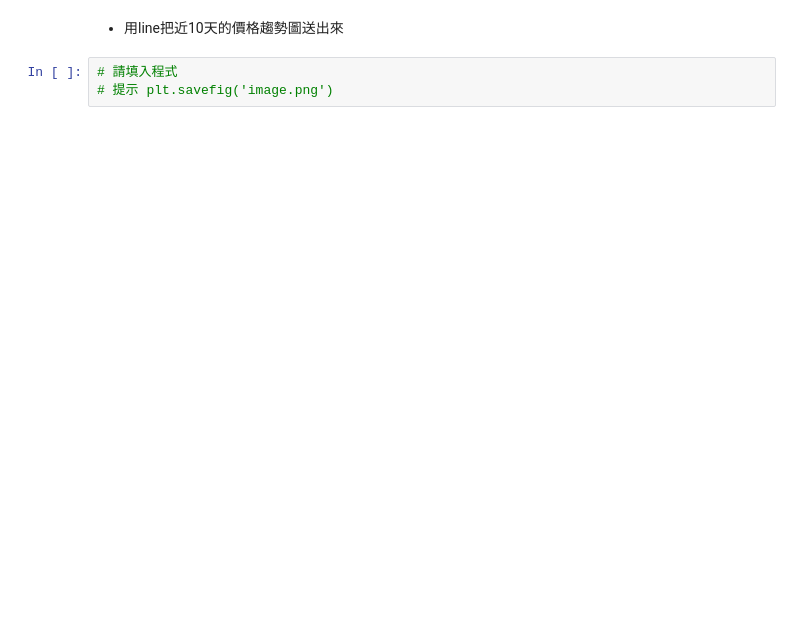
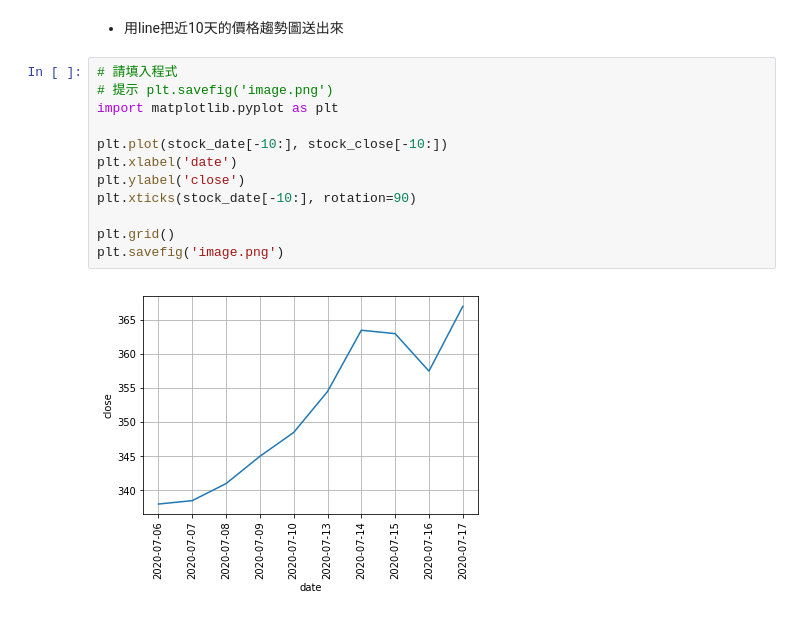
Before and after one commit to maloyang/KH20200704_Python_Basic_and_ML, a Jupyter notebook: Day3/Day3-1.ipynb, the cells around one changed output. Saved outputs shown, nothing was run; the diff lists cells and outputs as text; blank space fills up the shorter version.

```diff
--- a/Day3/Day3-1.ipynb
+++ b/Day3/Day3-1.ipynb
@@ -138,5 +315,16 @@ plt.grid()
 # %% [markdown]
 - 用line把近10天的價格趨勢圖送出來
-# %%
-# 請填入程式
-# 提示 plt.savefig('image.png')
+# %%
+# 請填入程式
+# 提示 plt.savefig('image.png')
+import matplotlib.pyplot as plt
+
+plt.plot(stock_date[-10:], stock_close[-10:])
+plt.xlabel('date')
+plt.ylabel('close')
+plt.xticks(stock_date[-10:], rotation=90)
+
+plt.grid()
+plt.savefig('image.png')
+# %% [output]
+[figure, added]
```
Also changed, not shown: parts of 33 cells of this notebook.
